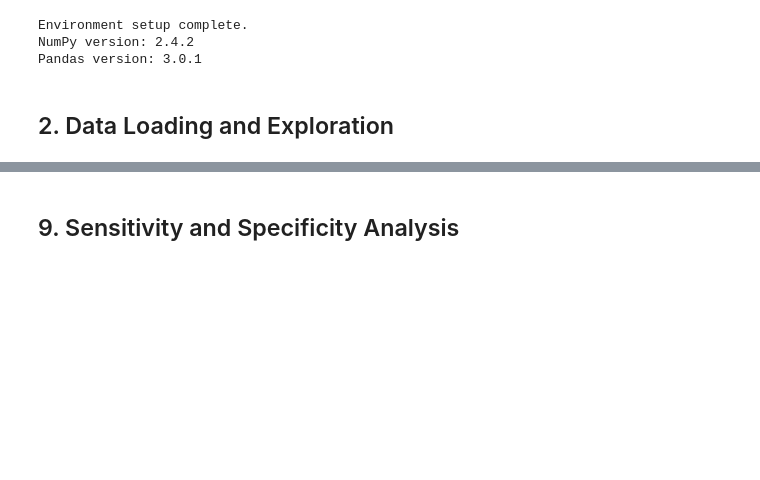
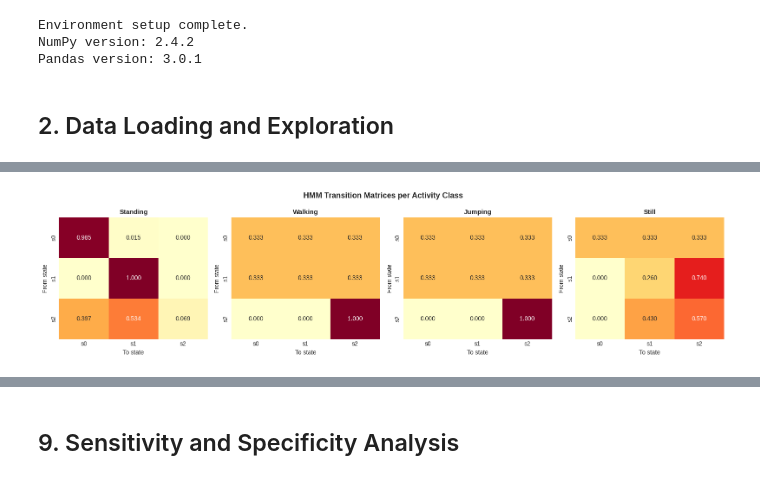
Before and after one commit to Mugisha-isaac/Human-Activities-State, a Jupyter notebook: notebooks/activity_recognition_hmm.ipynb, the cells around one changed output, grey strips where cells are left out. Saved outputs shown, nothing was run; the diff lists cells and outputs as text; code cells hidden in the pictures; blank space fills up the shorter version.

```diff
--- a/notebooks/activity_recognition_hmm.ipynb
+++ b/notebooks/activity_recognition_hmm.ipynb
@@ -939,0 +950,18 @@ print(f"Sample Performance: {matches}/{len(y_sample)} correct ({100*matches/len(
+# %%
+# Transition matrix heatmap for each class model
+fig, axes = plt.subplots(1, len(activity_names), figsize=(4 * len(activity_names), 4))
+for ax, (lbl, name) in zip(axes, sorted(activity_names.items())):
+    hmm = hmm_models[lbl]
+    sns.heatmap(hmm.transmat_, annot=True, fmt='.3f', cmap='YlOrRd', ax=ax,
+                xticklabels=[f's{i}' for i in range(hmm.n_states)],
+                yticklabels=[f's{i}' for i in range(hmm.n_states)],
+                vmin=0, vmax=1, cbar=False)
+    ax.set_title(f'{name}', fontsize=11, fontweight='bold')
+    ax.set_xlabel('To state')
+    ax.set_ylabel('From state')
+
+fig.suptitle('HMM Transition Matrices per Activity Class', fontsize=13, fontweight='bold')
+plt.tight_layout()
+plt.show()
+# %% [output]
+[figure, added]
```
Also changed, not shown: parts of 42 cells of this notebook.
